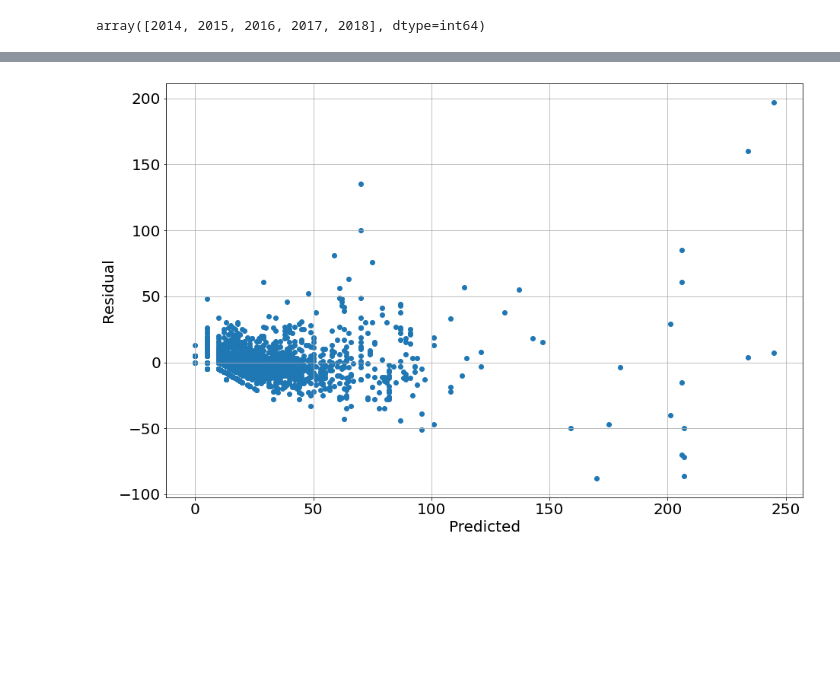
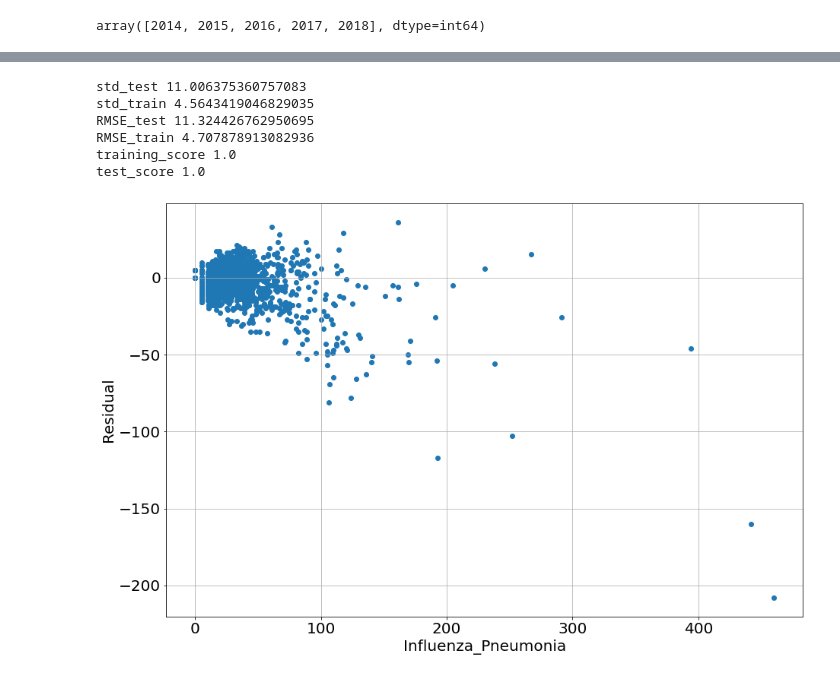
Before and after one commit to adreyzin/CapstoneTwoRepo, a Jupyter notebook: Weekly Counts of Deaths by State and Select Causes, 2014-2018.ipynb, the cells around one changed output, grey strips where cells are left out. Cells and saved outputs as stored; diff of their text form; code cells hidden in the pictures; blank space fills up the shorter version.

```diff
--- a/Weekly Counts of Deaths by State and Select Causes, 2014-2018.ipynb
+++ b/Weekly Counts of Deaths by State and Select Causes, 2014-2018.ipynb
@@ -401,0 +604,19 @@ df.head()
+# %%
+#Plot Predicted numbers for Cancer weekly death rates
+fig, ax = plt.subplots(figsize=(15,10))
+plt.axes
+plt.title('Cancer')
+
+for year in df['Year'].unique():
+    df_year=df[(df['Year']==year)]
+    ysmoothed = gaussian_filter1d(df_year.groupby(['Week'])['Cancer'].sum(), sigma=2)
+    ax.plot(ysmoothed,label=year)
+
+
+fig.tight_layout()
+plt.grid('on')
+plt.legend()
+plt.xlabel('Weeks')
+plt.ylabel('Number of deaths')
+plt.rc('font', size=18)
+plt.show()
@@ -478 +762,4 @@ metrics(model=model,features=features,X_train=X_train,y_true_train=y_train,X_tes
+# %%
+X_train['Influenza_Pneumonia_Squared'] = X_train['Influenza_Pneumonia']**2
+X_test['Influenza_Pneumonia_Squared'] = X_test['Influenza_Pneumonia']**2
 # %%
@@ -484,0 +777,3 @@ metrics(model=model,features=features,X_train=X_train,y_true_train=y_train,X_tes
+# %%
+X_train['Influenza_Pneumonia_SqRoot'] = X_train['Influenza_Pneumonia']**0.5
+X_test['Influenza_Pneumonia_SqRoot'] = X_test['Influenza_Pneumonia']**0.5
@@ -484,0 +791,3 @@ metrics(model=model,features=features,X_train=X_train,y_true_train=y_train,X_tes
+# %%
+features=['Week','Year','Fall','Winter','Spring','Summer','Influenza_Pneumonia','Respiratory','Nat_Cause','Septicemia','Cancer','Diabetes','Alzheimer','COPD','Kidney','Other','Heart','Stroke']
+hypertablerow = metrics(model=model,features=features,X_train=X_train,y_true_train=y_train,X_test=X_test,y_true_test=y_test, x_feature='Influenza_Pneumonia')
@@ -485,11 +802,16 @@ metrics(model=model,features=features,X_train=X_train,y_true_train=y_train,X_tes
 # %%
 from sklearn.ensemble import RandomForestClassifier
 
-hypertablerow={}
-model = RandomForestClassifier(n_estimators=300, random_state = 1,n_jobs=-1)
-features=['Week','Year','Fall','Winter','Spring','Summer','Influenza_Pneumonia','Respiratory']
-metrics(model=model,features=features,X_train=X_train,y_true_train=y_train,X_test=X_test,y_true_test=y_test)
+model = RandomForestClassifier(n_estimators=300, random_state = 1,n_jobs=-1, max_depth=10)
+#features=['Week','Year','Fall','Winter','Spring','Summer','Influenza_Pneumonia','Respiratory']
+hypertablerow = metrics(model=model,features=features,X_train=X_train,y_true_train=y_train,X_test=X_test,y_true_test=y_test, x_feature='Influenza_Pneumonia')
 # %% [output]
+std_test 11.006375360757083
+std_train 4.5643419046829035
+RMSE_test 11.324426762950695
+RMSE_train 4.707878913082936
+training_score 1.0
+test_score 1.0
-[figure, old version]
+[figure, new version]
 # %%
 from sklearn.linear_model import LogisticRegression
```
Also changed, not shown: parts of 39 cells of this notebook, 1 other file.
